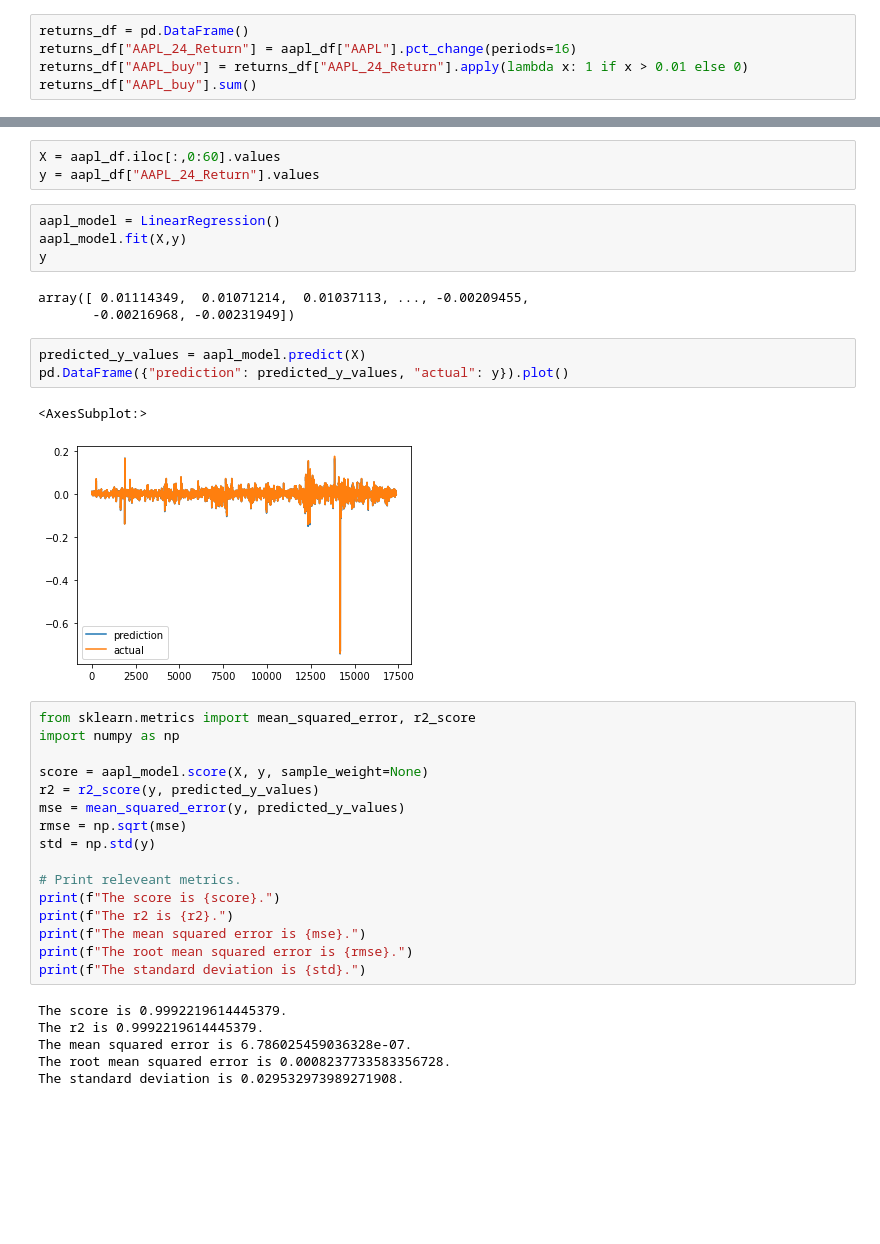
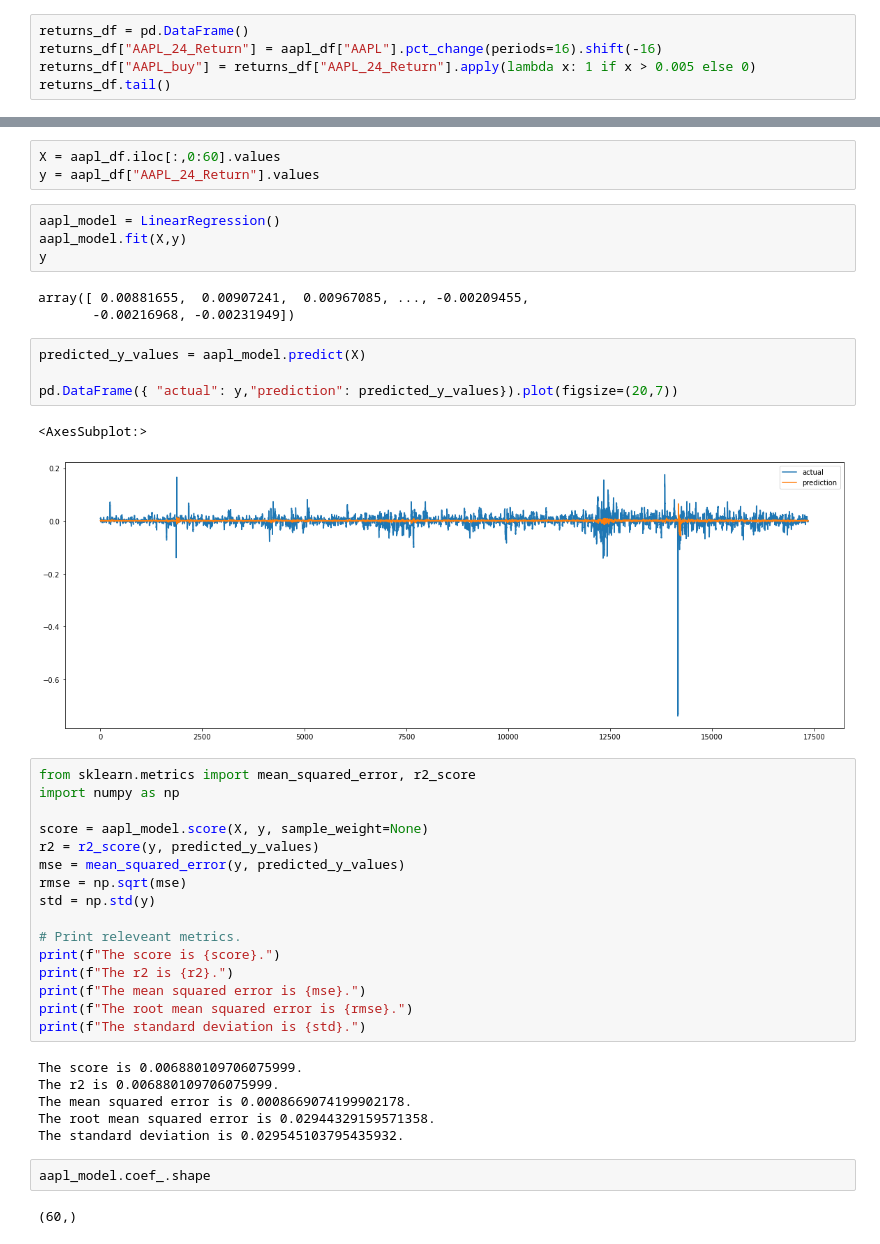
Before and after one commit to BaldHeads/alpha_gen, a Jupyter notebook: scratch/aapl_test.ipynb, the cells around one changed output, grey strips where cells are left out. Saved outputs shown, nothing was run; the diff lists cells and outputs as text; blank space fills up the shorter version.

Commit message:
aapl boost completed

```diff
--- a/scratch/aapl_test.ipynb
+++ b/scratch/aapl_test.ipynb
@@ -59,7 +59,7 @@ aapl_df.iloc[10:30,:]
 20 rows × 60 columns
 # %%
 returns_df = pd.DataFrame()
-returns_df["AAPL_24_Return"] = aapl_df["AAPL"].pct_change(periods=16)
-returns_df["AAPL_buy"] = returns_df["AAPL_24_Return"].apply(lambda x: 1 if x > 0.01 else 0)
-returns_df["AAPL_buy"].sum()
+returns_df["AAPL_24_Return"] = aapl_df["AAPL"].pct_change(periods=16).shift(-16)
+returns_df["AAPL_buy"] = returns_df["AAPL_24_Return"].apply(lambda x: 1 if x > 0.005 else 0)
+returns_df.tail()
 # %% [output]
@@ -88,14 +96,15 @@ aapl_model = LinearRegression()
 aapl_model.fit(X,y)
 y
 # %% [output]
-array([ 0.01114349,  0.01071214,  0.01037113, ..., -0.00209455,
+array([ 0.00881655,  0.00907241,  0.00967085, ..., -0.00209455,
        -0.00216968, -0.00231949])
 # %%
 predicted_y_values = aapl_model.predict(X)
-pd.DataFrame({"prediction": predicted_y_values, "actual": y}).plot()
+
+pd.DataFrame({ "actual": y,"prediction": predicted_y_values}).plot(figsize=(20,7))
 # %% [output]
 <AxesSubplot:>
-[figure, old version]
+[figure, new version]
 # %%
 from sklearn.metrics import mean_squared_error, r2_score
 import numpy as np
@@ -113,8 +122,12 @@ print(f"The mean squared error is {mse}.")
 print(f"The root mean squared error is {rmse}.")
 print(f"The standard deviation is {std}.")
 # %% [output]
-The score is 0.9992219614445379.
-The r2 is 0.9992219614445379.
-The mean squared error is 6.786025459036328e-07.
-The root mean squared error is 0.0008237733583356728.
-The standard deviation is 0.029532973989271908.
+The score is 0.006880109706075999.
+The r2 is 0.006880109706075999.
+The mean squared error is 0.0008669074199902178.
+The root mean squared error is 0.02944329159571358.
+The standard deviation is 0.029545103795435932.
+# %%
+aapl_model.coef_.shape
+# %% [output]
+(60,)
```
Also changed, not shown: parts of 19 cells of this notebook.
